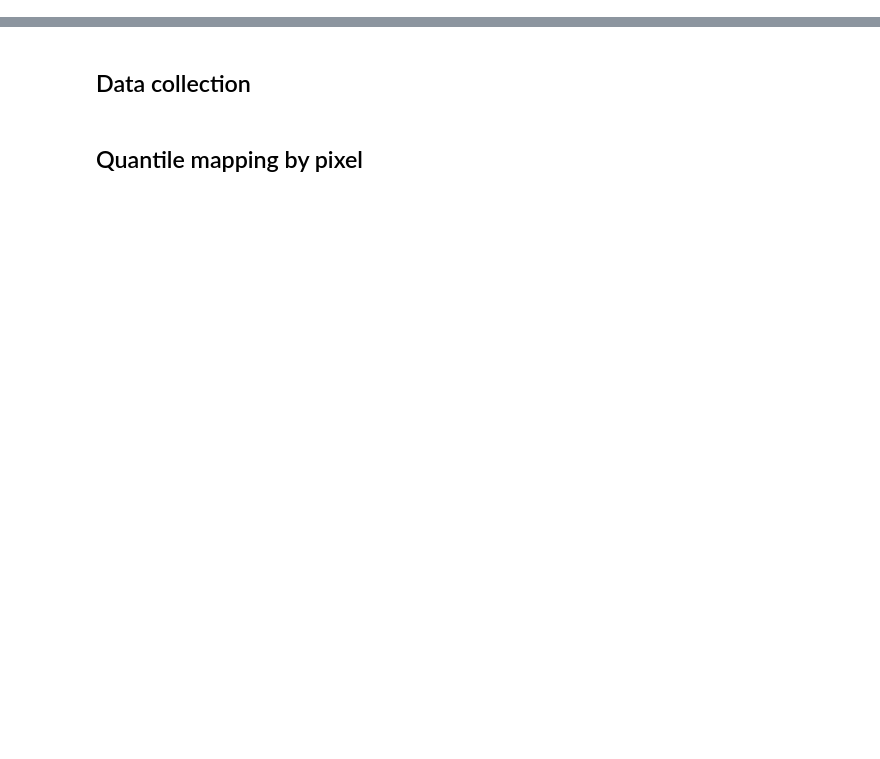
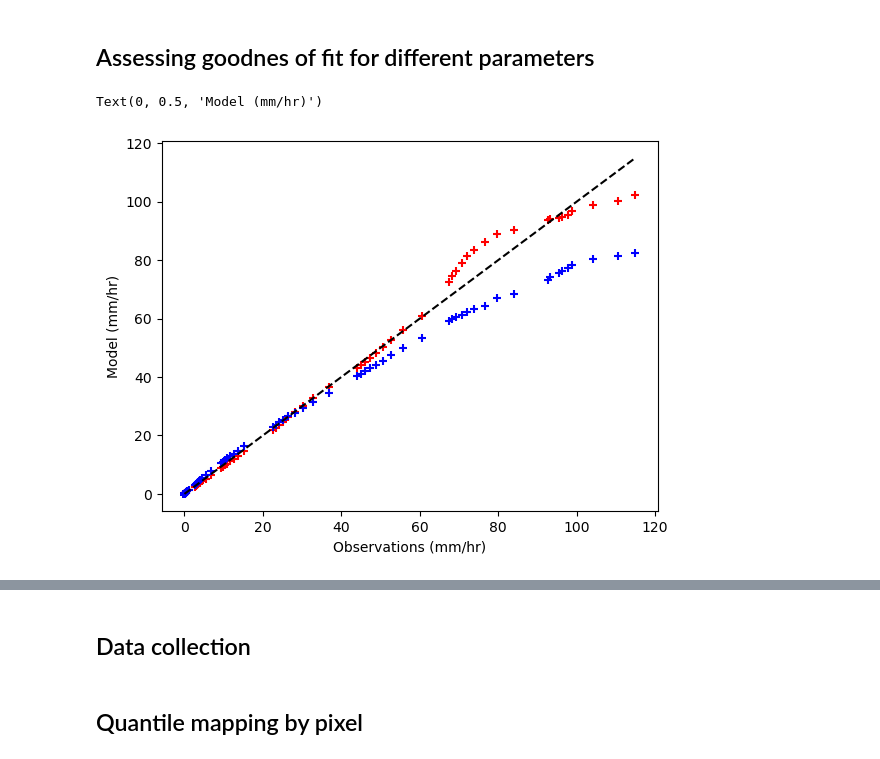
Before and after one commit to mlangguth89/downscaling-cgan, a Jupyter notebook: notebooks/quantile_mapping.ipynb, the cells around one changed output, grey strips where cells are left out. Drawn from its saved outputs; the diff is of its cells as text; code cells hidden in the pictures; blank space fills up the shorter version.

Commit message:
work in progress way of doing quantile mapping faster

```diff
--- a/notebooks/quantile_mapping.ipynb
+++ b/notebooks/quantile_mapping.ipynb
@@ -237,0 +374,8 @@ for date_index_name, d_ix in test_date_indexes.items():
+# %%
+plot_folder = '/user/home/uz22147/repos/downscaling-cgan/plots/quantile_map_plots'
+
+with open(os.path.join(plot_folder, f'qq_plot_test_n1_total.pkl'), 'rb') as ifh:
+    data = pickle.load(ifh)
+    quantile_results = data['quantile_results']
+    quantile_boundary_list = data['quantile_boundary_list']
+    interval_list = data['interval_list']
@@ -237,0 +449,11 @@ for date_index_name, d_ix in test_date_indexes.items():
+# %%
+
+qmapper = QuantileMapper(month_ranges=[list(range(1,13))], latitude_range=latitude_range, longitude_range=longitude_range,
+                         num_lat_lon_chunks=15)
+
+
+qmapper.train(fcst_data=cgan_training_data, obs_data=imerg_training_data, training_dates=training_dates, training_hours=training_hours)
+# %%
+# save quantile mapper
+with open('qmapper_cgan_15.pkl', 'wb+') as ifh:
+    pickle.dump(qmapper, ifh)
@@ -237,0 +472,46 @@ for date_index_name, d_ix in test_date_indexes.items():
+# %% [markdown]
+## Assessing goodnes of fit for different parameters
+# %%
+w=1
+plot_folder = '/user/home/uz22147/repos/downscaling-cgan/plots/quantile_map_plots'
+obs_key = 'Obs (IMERG)'
+
+fig, ax = plt.subplots(1,1)
+with open(os.path.join(plot_folder, f'qq_plot_test_n{w}_total.pkl'), 'rb') as ifh:
+    data = pickle.load(ifh)
+    quantile_results = data['quantile_results']
+    quantile_boundary_list = data['quantile_boundary_list']
+    interval_list = data['interval_list']
+
+marker_handles = None
+max_truth_val = max(quantile_results[obs_key][max(list(quantile_results[obs_key].keys()))])
+
+format_lookup = {'GAN': {'color': 'b', 'marker': '+'},
+                 'Fcst': {'color': 'r', 'marker': '+'},
+                 'GAN + qmap': {'color': 'b', 'marker': '+'},
+                 'Fcst + qmap': {'color': 'r', 'marker': '+'}}
+marker_hndl_list = []
+for data_name, res in quantile_results.items():
+    if 'qmap' in data_name:
+        for k in res:
+            if data_name != obs_key:
+                s = ax.scatter(quantile_results[obs_key][k],
+                                res[k],
+                                c=format_lookup[data_name]['color'],
+                                marker=format_lookup[data_name]['marker'],
+                                label=data_name)
+
+            marker_hndl_list.append(s)
+
+if not marker_handles:
+    marker_handles = marker_hndl_list
+
+# ax.legend(handles=marker_handles, loc='center left')
+ax.plot(np.linspace(0, max_truth_val, 100), np.linspace(0, max_truth_val, 100), 'k--')
+ax.set_xlabel('Observations (mm/hr)')
+ax.set_ylabel('Model (mm/hr)')
+# ax.set_xscale('log')
+# ax.set_yscale('log')
+# %% [output]
+Text(0, 0.5, 'Model (mm/hr)')
+[figure, added]
```
Also changed, not shown: parts of 85 cells of this notebook.
